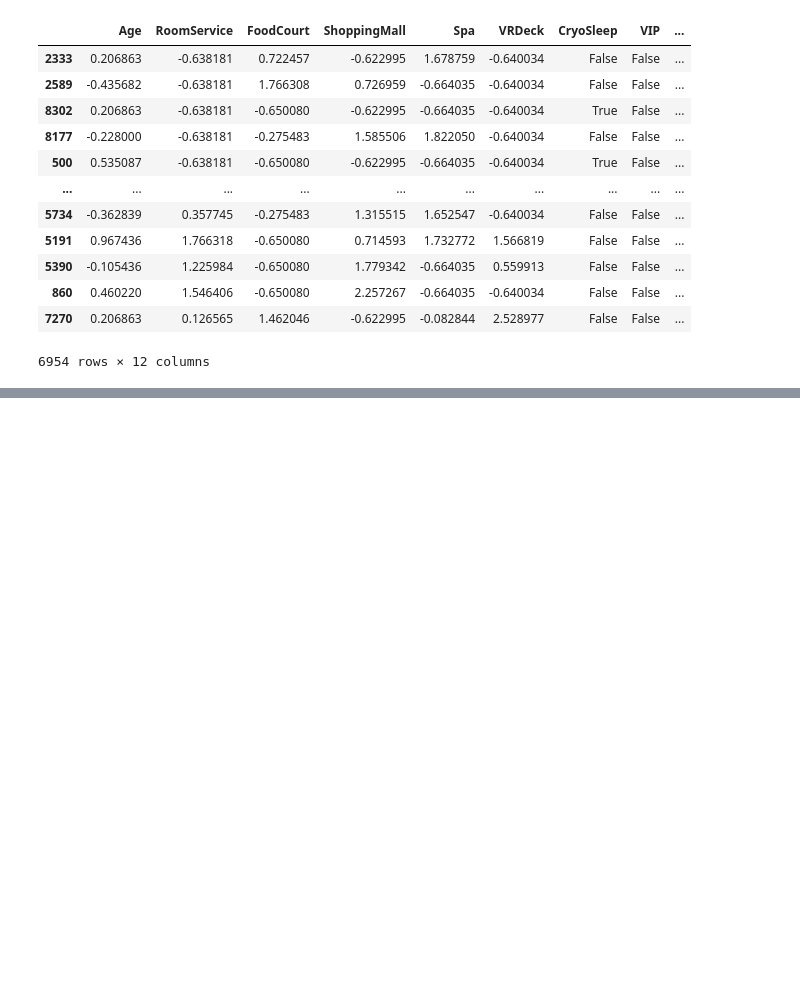
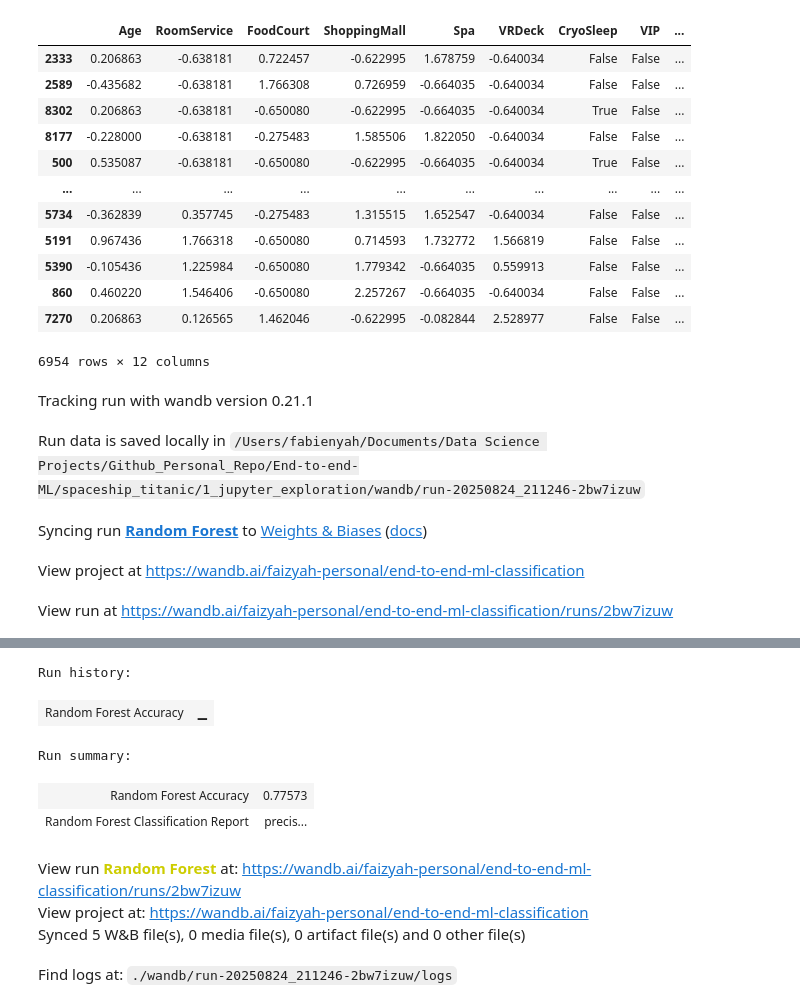
Before and after one commit to faiz-yah/End-to-end-ML, a Jupyter notebook: spaceship_titanic/1_jupyter_exploration/2_Functions.ipynb, the cells around one changed output, grey strips where cells are left out. Drawn from its saved outputs; the diff is of its cells as text; code cells hidden in the pictures; blank space fills up the shorter version.

Commit message:
Added wandb sweep

```diff
--- a/spaceship_titanic/1_jupyter_exploration/2_Functions.ipynb
+++ b/spaceship_titanic/1_jupyter_exploration/2_Functions.ipynb
@@ -188,10 +204,12 @@ def train_model(X_train, y_train, model_type='random_forest'):
 def test_model(model, X_test, y_test):
     y_pred = model.predict(X_test)
     accuracy = accuracy_score(y_test, y_pred)
+    precision = precision_score(y_test, y_pred)
+    recall = recall_score(y_test, y_pred)
     class_report = classification_report(y_test, y_pred)
     conf_matrix = confusion_matrix(y_test, y_pred)
 
-    return y_pred, accuracy, class_report, conf_matrix
+    return y_pred, accuracy, precision, recall, class_report, conf_matrix
 # %%
 X_train, X_test, y_train, y_test = train_test_split_data(df_preprocessed, target_col)
 # %%
@@ -218,3 +236,33 @@ model_lg = train_model(X_train, y_train, model_type='logistic_regression')
 test_model_rf = test_model(model_rf, X_test, y_test)
 
 test_model_lg = test_model(model_lg, X_test, y_test)
+# %%
+import wandb
+
+run_rf = wandb.init(
+    entity="faizyah-personal",
+    project="end-to-end-ml-classification",
+    name = "Random Forest",
+    config={
+        "model_type": "RandomForest",
+        "n_estimators": 100,
+        "min_samples_split": 2,
+        "min_samples_leaf": 1
+    },
+)
+
+run_rf.log(
+    {
+        "Random Forest Accuracy": test_model_rf[1],
+        "Random Forest Classification Report": test_model_rf[2],
+        "Random Forest Confusion Matrix": test_model_rf[3],
+    }
+)
+
+run_rf.finish()
+# %% [output]
+Tracking run with wandb version 0.21.1
+Run data is saved locally in /Users/fabienyah/Documents/Data Science Projects/Github_Personal_Repo/End-to-end-ML/spaceship_titanic/1_jupyter_exploration/wandb/run-20250824_211246-2bw7izuw
+Syncing run Random Forest to Weights & Biases (docs)
+View project at https://wandb.ai/faizyah-personal/end-to-end-ml-classification
+View run at https://wandb.ai/faizyah-personal/end-to-end-ml-classification/runs/2bw7izuw
@@ -220,0 +270,9 @@ test_model_lg = test_model(model_lg, X_test, y_test)
+Run history:
+| Random Forest Accuracy | ▁ |
+Run summary:
+| Random Forest Accuracy | 0.77573 |
+| Random Forest Classification Report | precis... |
+View run Random Forest at: https://wandb.ai/faizyah-personal/end-to-end-ml-classification/runs/2bw7izuw
+View project at: https://wandb.ai/faizyah-personal/end-to-end-ml-classification
+Synced 5 W&B file(s), 0 media file(s), 0 artifact file(s) and 0 other file(s)
+Find logs at: ./wandb/run-20250824_211246-2bw7izuw/logs
```
Also changed, not shown: parts of 5 cells of this notebook, 8 other files.
